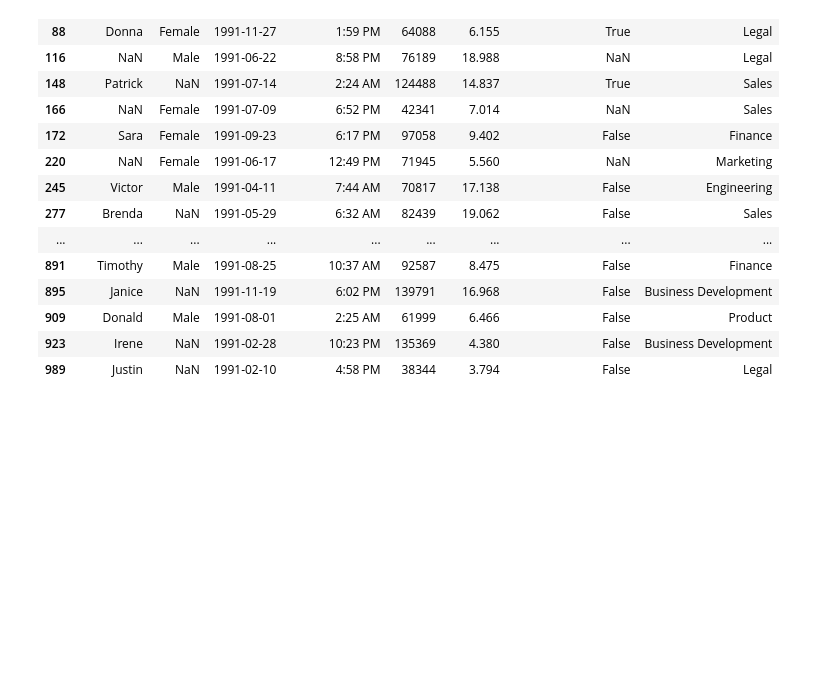
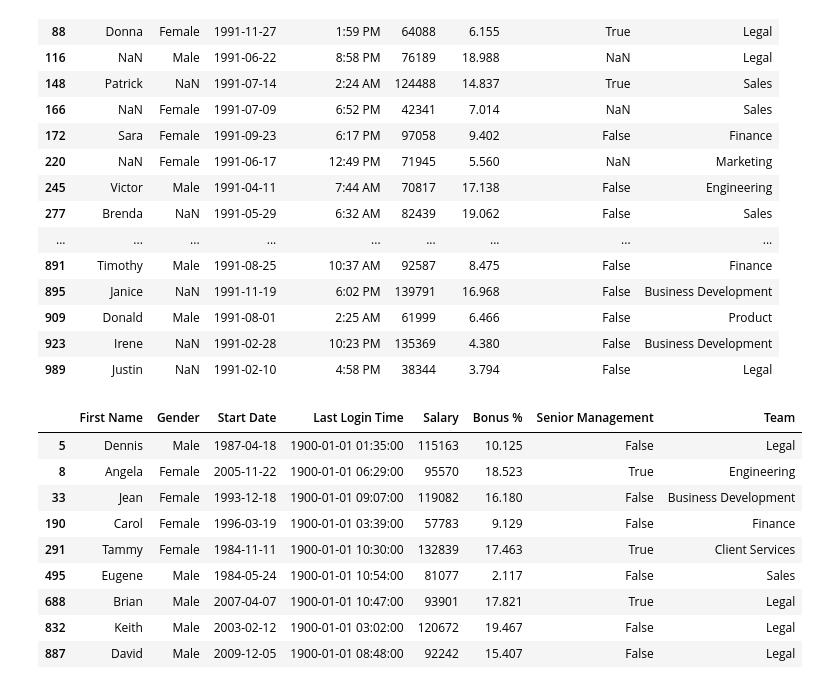
Before and after one commit to mendes078/Dados, a Jupyter notebook: Arquivos/05 - DataFrame II.ipynb, the cells around one changed output. Drawn from its saved outputs; the diff is of its cells as text; code cells hidden in the pictures; blank space fills up the shorter version.

Commit message:
método duplicated

```diff
--- a/Arquivos/05 - DataFrame II.ipynb
+++ b/Arquivos/05 - DataFrame II.ipynb
@@ -350,3 +350,20 @@ employees[employees["Start Date"].between("1991-01-01", "1992-01-01")]
 | 909 | Donald | Male | 1991-08-01 | 2:25 AM | 61999 | 6.466 | False | Product |
 | 923 | Irene | NaN | 1991-02-28 | 10:23 PM | 135369 | 4.380 | False | Business Development |
 | 989 | Justin | NaN | 1991-02-10 | 4:58 PM | 38344 | 3.794 | False | Legal |
+# %%
+employees[employees["First Name"].duplicated()]
+employees[employees["First Name"].duplicated(keep="first")]
+employees[employees["First Name"].duplicated(keep="last")]
+employees[employees["First Name"].duplicated(keep=False)]
+employees[~employees["First Name"].duplicated(keep=False)]
+# %% [output]
+|  | First Name | Gender | Start Date | Last Login Time | Salary | Bonus % | Senior Management | Team |
+| 5 | Dennis | Male | 1987-04-18 | 1900-01-01 01:35:00 | 115163 | 10.125 | False | Legal |
+| 8 | Angela | Female | 2005-11-22 | 1900-01-01 06:29:00 | 95570 | 18.523 | True | Engineering |
+| 33 | Jean | Female | 1993-12-18 | 1900-01-01 09:07:00 | 119082 | 16.180 | False | Business Development |
+| 190 | Carol | Female | 1996-03-19 | 1900-01-01 03:39:00 | 57783 | 9.129 | False | Finance |
+| 291 | Tammy | Female | 1984-11-11 | 1900-01-01 10:30:00 | 132839 | 17.463 | True | Client Services |
+| 495 | Eugene | Male | 1984-05-24 | 1900-01-01 10:54:00 | 81077 | 2.117 | False | Sales |
+| 688 | Brian | Male | 2007-04-07 | 1900-01-01 10:47:00 | 93901 | 17.821 | True | Legal |
+| 832 | Keith | Male | 2003-02-12 | 1900-01-01 03:02:00 | 120672 | 19.467 | False | Legal |
+| 887 | David | Male | 2009-12-05 | 1900-01-01 08:48:00 | 92242 | 15.407 | False | Legal |
```
